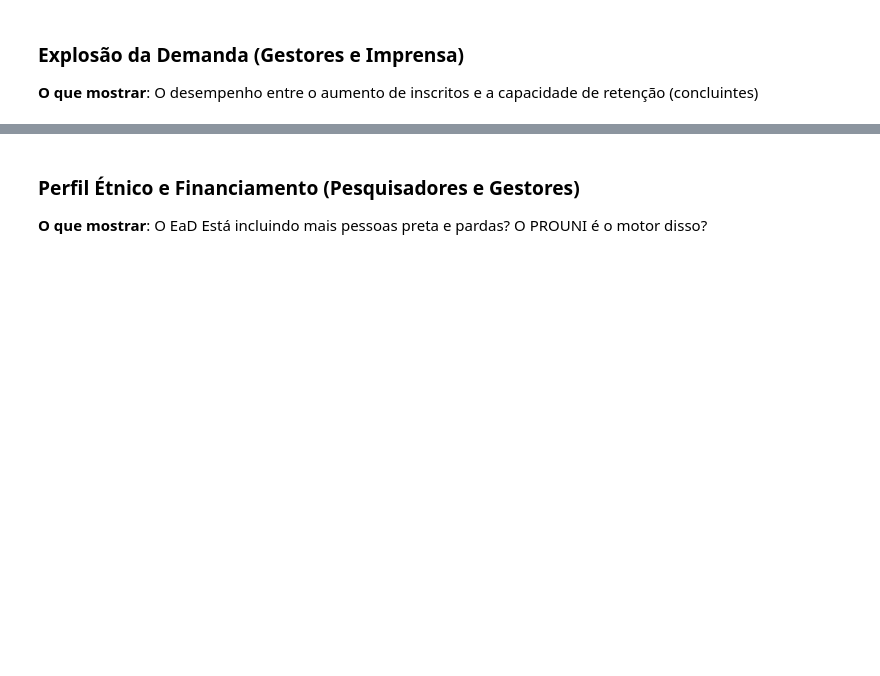
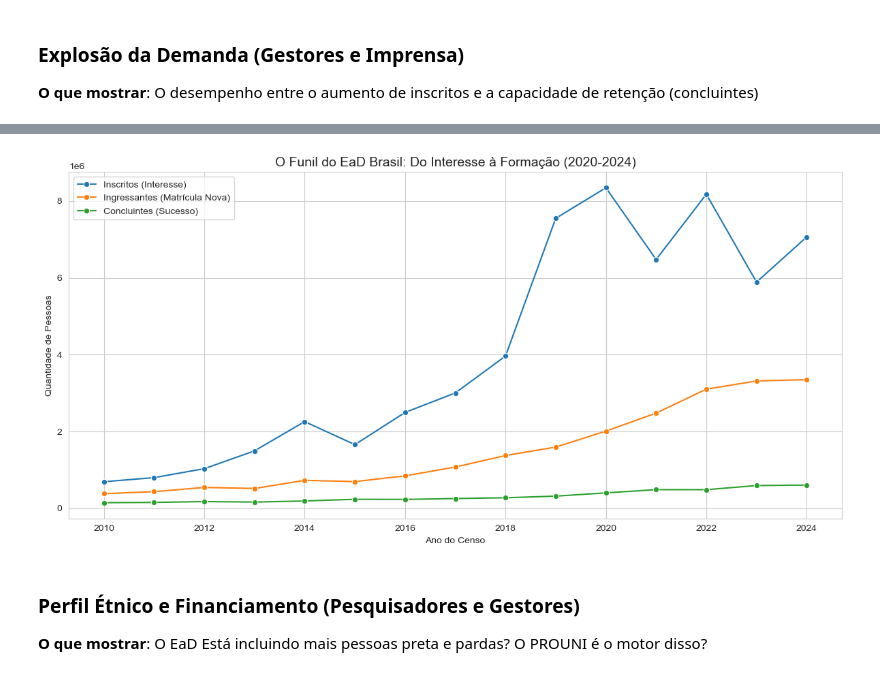
Before and after one commit to leojutsu/estagio_abed, a Jupyter notebook: visuais.ipynb, the cells around one changed output, grey strips where cells are left out. Cells and saved outputs as stored; diff of their text form; code cells hidden in the pictures; blank space fills up the shorter version.

```diff
--- a/visuais.ipynb
+++ b/visuais.ipynb
@@ -75,16 +98,19 @@ exo_fluxo = df_c.groupby('NU_ANO_CENSO', observed=False).agg({
 # %%
 # Gráfico de linhas múltiplas
 plt.figure(figsize=(12,6))
-sns.lineplot(data=exo_fluxo, x='NU_ANO_CENSO', y='QT_INSCRITO_TOTAL_EAD', marker='o', label='Inscritos (Interesse)')
-sns.lineplot(data=exo_fluxo, x='NU_ANO_CENSO', y='QT_ING', marker='o', label='Ingressantes (Matrícula Nova)')
-sns.lineplot(data=exo_fluxo, x='NU_ANO_CENSO', y='QT_CONC', marker='o', label='Concluintes (Sucesso)')
+sns.lineplot(data=eixo_fluxo, x='NU_ANO_CENSO', y='QT_INSCRITO_TOTAL_EAD', marker='o', label='Inscritos (Interesse)')
+sns.lineplot(data=eixo_fluxo, x='NU_ANO_CENSO', y='QT_ING', marker='o', label='Ingressantes (Matrícula Nova)')
+sns.lineplot(data=eixo_fluxo, x='NU_ANO_CENSO', y='QT_CONC', marker='o', label='Concluintes (Sucesso)')
 
 plt.title('O Funil do EaD Brasil: Do Interesse à Formação (2020-2024)', fontsize=14)
 plt.ylabel('Quantidade de Pessoas')
 plt.xlabel('Ano do Censo')
 plt.legend()
 plt.tight_layout()
+plt.savefig(fname='funil_ead_brasil.pdf', dpi=300, bbox_inches='tight', transparent=False)
 plt.show()
+# %% [output]
+[figure, added]
 # %% [markdown]
 ### Perfil Étnico e Financiamento (Pesquisadores e Gestores)
 
```
Also changed, not shown: parts of 41 cells of this notebook.
